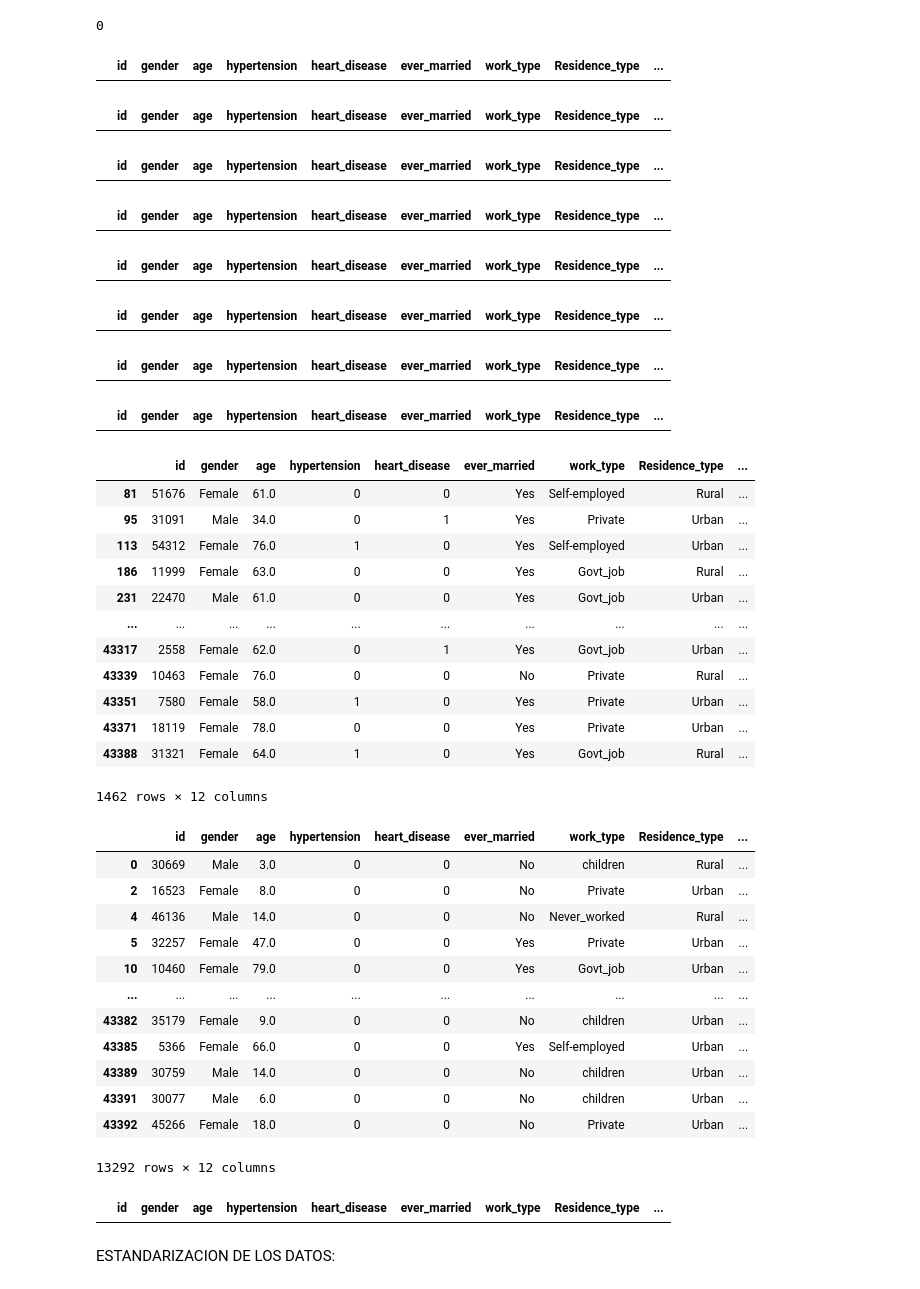
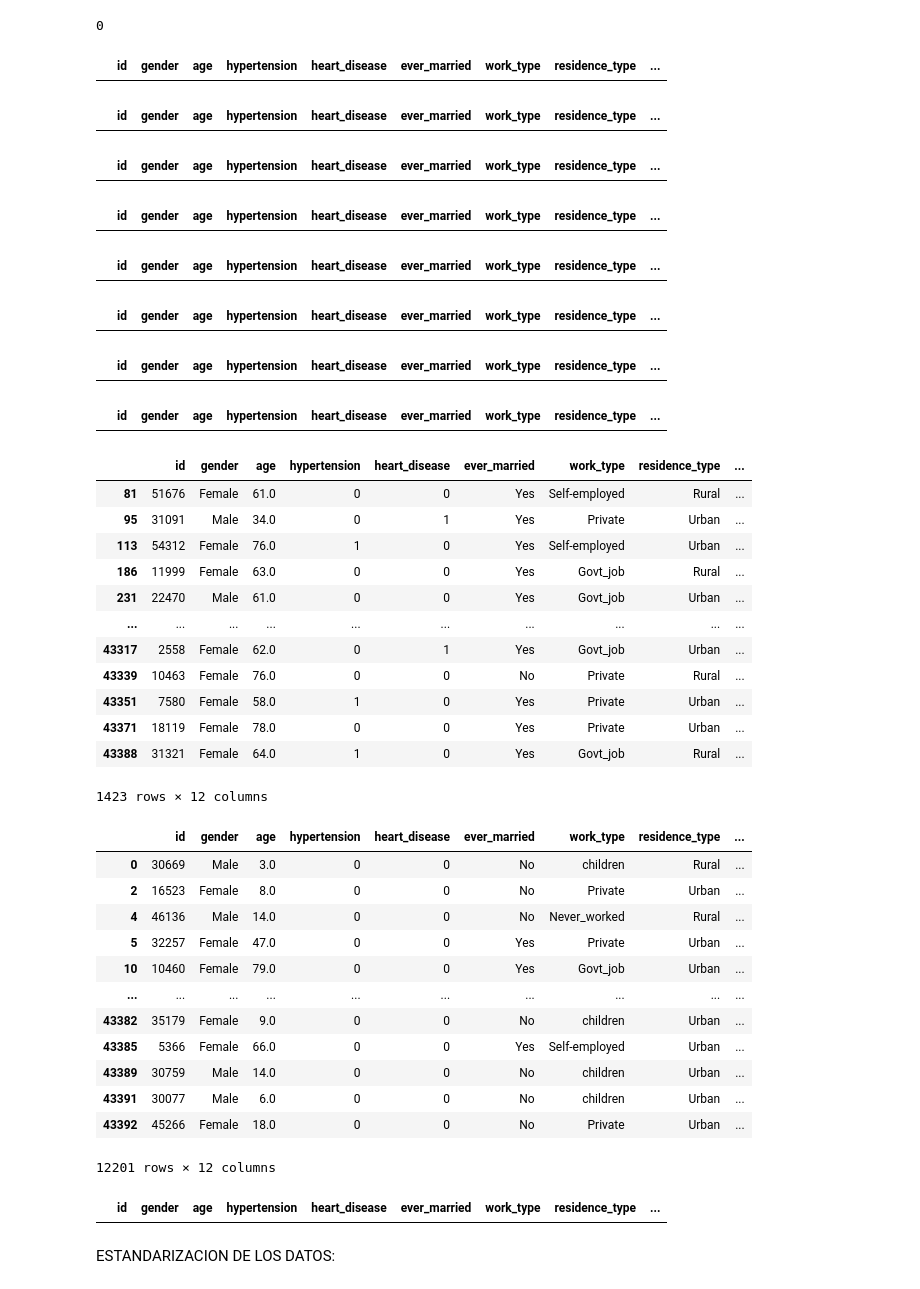
Before and after one commit to stxfanix/ia, a Jupyter notebook: acvtp.ipynb, the cells around one changed output. Drawn from its saved outputs; the diff is of its cells as text; code cells hidden in the pictures.

```diff
--- a/acvtp.ipynb
+++ b/acvtp.ipynb
@@ -186,3 +259,9 @@ df = df.drop(indices_a_eliminar)
 df.shape
 # %% [output]
 (42309, 12)
+# %%
+#HAY QUE CORRERLO
+#ponemos en el mismo formato todas las columnas
+df.rename(columns={'Residence_type': 'residence_type'}, inplace=True)
+
+print(df)
@@ -194,47 +340,47 @@ df.duplicated().sum() #comprobamos que no haya duplicados
 nulogenero_df=df[df["gender"].isna( )] #comprobamos que la variable género no tenga nan.
 nulogenero_df
 # %% [output]
-|  | id | gender | age | hypertension | heart_disease | ever_married | work_type | Residence_type | ... |
+|  | id | gender | age | hypertension | heart_disease | ever_married | work_type | residence_type | ... |
 # %%
 nuloedad_df=df[df["age"].isna( )]
 nuloedad_df #comprobamos que la columna edad no tenga NaN.
 # %% [output]
-|  | id | gender | age | hypertension | heart_disease | ever_married | work_type | Residence_type | ... |
+|  | id | gender | age | hypertension | heart_disease | ever_married | work_type | residence_type | ... |
 # %%
 nulohipertension_df=df[df["hypertension"].isna( )]
 nulohipertension_df
 # %% [output]
-|  | id | gender | age | hypertension | heart_disease | ever_married | work_type | Residence_type | ... |
+|  | id | gender | age | hypertension | heart_disease | ever_married | work_type | residence_type | ... |
 # %%
 nulocardiopatia_df=df[df["heart_disease"].isna( )]
 nulocardiopatia_df
 # %% [output]
-|  | id | gender | age | hypertension | heart_disease | ever_married | work_type | Residence_type | ... |
+|  | id | gender | age | hypertension | heart_disease | ever_married | work_type | residence_type | ... |
 # %%
 nulocasado_df=df[df["ever_married"].isna( )]
 nulocasado_df
 # %% [output]
-|  | id | gender | age | hypertension | heart_disease | ever_married | work_type | Residence_type | ... |
+|  | id | gender | age | hypertension | heart_disease | ever_married | work_type | residence_type | ... |
 # %%
 nulotipotrabajo_df=df[df["work_type"].isna( )]
 nulotipotrabajo_df
 # %% [output]
-|  | id | gender | age | hypertension | heart_disease | ever_married | work_type | Residence_type | ... |
+|  | id | gender | age | hypertension | heart_disease | ever_married | work_type | residence_type | ... |
 # %%
-nuloresidencia_df=df[df["Residence_type"].isna( )]
+nuloresidencia_df=df[df["residence_type"].isna( )]
 nuloresidencia_df
 # %% [output]
-|  | id | gender | age | hypertension | heart_disease | ever_married | work_type | Residence_type | ... |
+|  | id | gender | age | hypertension | heart_disease | ever_married | work_type | residence_type | ... |
 # %%
 nuloglucosa_df=df[df["avg_glucose_level"].isna( )]
 nuloglucosa_df
 # %% [output]
-|  | id | gender | age | hypertension | heart_disease | ever_married | work_type | Residence_type | ... |
+|  | id | gender | age | hypertension | heart_disease | ever_married | work_type | residence_type | ... |
 # %%
-nulobmi_df=df[df["bmi"].isna( )] #hay 1462 faltantes
+nulobmi_df=df[df["bmi"].isna( )] #hay 1423 faltantes
 nulobmi_df
 # %% [output]
-|  | id | gender | age | hypertension | heart_disease | ever_married | work_type | Residence_type | ... |
+|  | id | gender | age | hypertension | heart_disease | ever_married | work_type | residence_type | ... |
 | 81 | 51676 | Female | 61.0 | 0 | 0 | Yes | Self-employed | Rural | ... |
 | 95 | 31091 | Male | 34.0 | 0 | 1 | Yes | Private | Urban | ... |
 | 113 | 54312 | Female | 76.0 | 1 | 0 | Yes | Self-employed | Urban | ... |
@@ -246,12 +392,12 @@ nulobmi_df
 | 43351 | 7580 | Female | 58.0 | 1 | 0 | Yes | Private | Urban | ... |
 | 43371 | 18119 | Female | 78.0 | 0 | 0 | Yes | Private | Urban | ... |
 | 43388 | 31321 | Female | 64.0 | 1 | 0 | Yes | Govt_job | Rural | ... |
-1462 rows × 12 columns
+1423 rows × 12 columns
 # %%
 nulofumador_df=df[df["smoking_status"].isna( )]
-nulofumador_df#hay 13292 datos faltantes en la columna estado de fumar
+nulofumador_df#hay 12201 datos faltantes en la columna estado de fumar
 # %% [output]
-|  | id | gender | age | hypertension | heart_disease | ever_married | work_type | Residence_type | ... |
+|  | id | gender | age | hypertension | heart_disease | ever_married | work_type | residence_type | ... |
 | 0 | 30669 | Male | 3.0 | 0 | 0 | No | children | Rural | ... |
 | 2 | 16523 | Female | 8.0 | 0 | 0 | No | Private | Urban | ... |
 | 4 | 46136 | Male | 14.0 | 0 | 0 | No | Never_worked | Rural | ... |
@@ -263,12 +409,12 @@ nulofumador_df#hay 13292 datos faltantes en la columna estado de fumar
 | 43389 | 30759 | Male | 14.0 | 0 | 0 | No | children | Urban | ... |
 | 43391 | 30077 | Male | 6.0 | 0 | 0 | No | children | Urban | ... |
 | 43392 | 45266 | Female | 18.0 | 0 | 0 | No | Private | Urban | ... |
-13292 rows × 12 columns
+12201 rows × 12 columns
 # %%
 nuloACV_df=df[df["stroke"].isna( )]
 nuloACV_df
 # %% [output]
-|  | id | gender | age | hypertension | heart_disease | ever_married | work_type | Residence_type | ... |
+|  | id | gender | age | hypertension | heart_disease | ever_married | work_type | residence_type | ... |
 # %% [markdown]
 ESTANDARIZACION DE LOS DATOS:
 # %%
```
Also changed, not shown: parts of 95 cells of this notebook.
